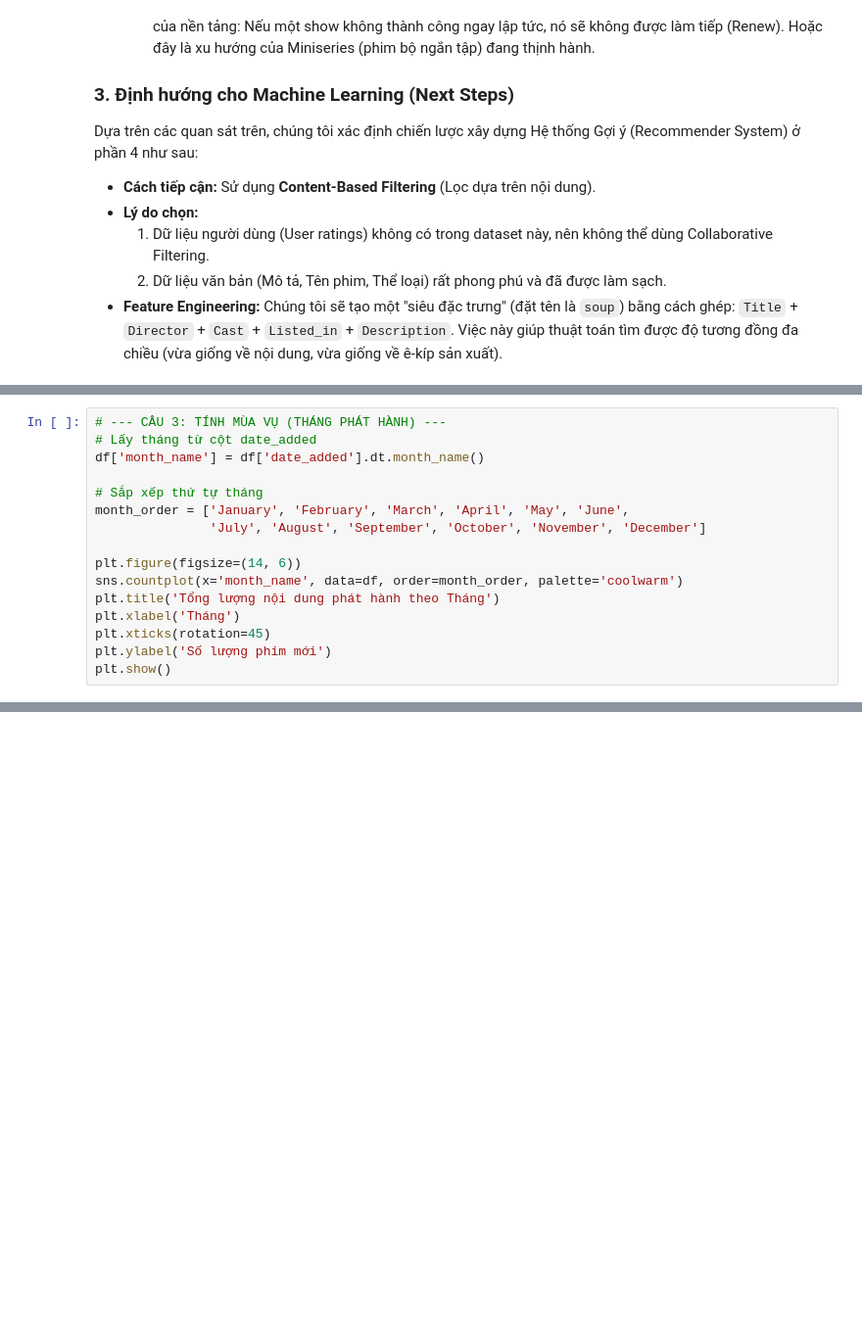
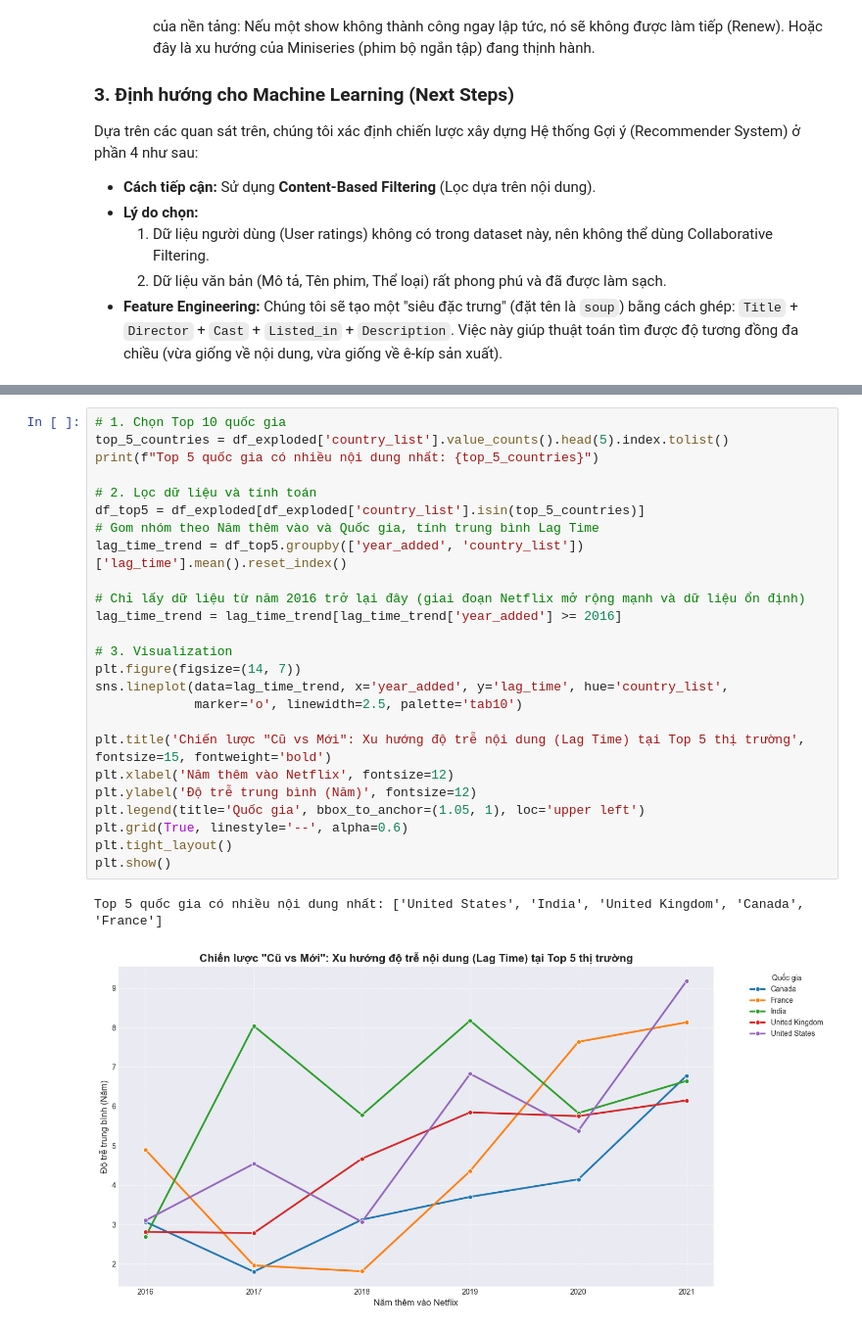
Before and after one commit to trungkienjjj/ds-netflix-analysis, a Jupyter notebook: final.ipynb, the cells around one changed output, grey strips where cells are left out. Shown at 98% size. Cells and saved outputs as stored; diff of their text form; blank space fills up the shorter version.

```diff
--- a/final.ipynb
+++ b/final.ipynb
@@ -997,16 +965,0 @@ plt.show()
-# %%
-# --- CÂU 3: TÍNH MÙA VỤ (THÁNG PHÁT HÀNH) ---
-# Lấy tháng từ cột date_added
-df['month_name'] = df['date_added'].dt.month_name()
-
-# Sắp xếp thứ tự tháng
-month_order = ['January', 'February', 'March', 'April', 'May', 'June',
-               'July', 'August', 'September', 'October', 'November', 'December']
-
-plt.figure(figsize=(14, 6))
-sns.countplot(x='month_name', data=df, order=month_order, palette='coolwarm')
-plt.title('Tổng lượng nội dung phát hành theo Tháng')
-plt.xlabel('Tháng')
-plt.xticks(rotation=45)
-plt.ylabel('Số lượng phim mới')
-plt.show()
@@ -1190,0 +1019,28 @@ Hoàn thành phân tích phân phối cho tất cả các cột số!
+# %%
+# 1. Chọn Top 10 quốc gia
+top_5_countries = df_exploded['country_list'].value_counts().head(5).index.tolist()
+print(f"Top 5 quốc gia có nhiều nội dung nhất: {top_5_countries}")
+
+# 2. Lọc dữ liệu và tính toán
+df_top5 = df_exploded[df_exploded['country_list'].isin(top_5_countries)]
+# Gom nhóm theo Năm thêm vào và Quốc gia, tính trung bình Lag Time
+lag_time_trend = df_top5.groupby(['year_added', 'country_list'])['lag_time'].mean().reset_index()
+
+# Chỉ lấy dữ liệu từ năm 2016 trở lại đây (giai đoạn Netflix mở rộng mạnh và dữ liệu ổn định)
+lag_time_trend = lag_time_trend[lag_time_trend['year_added'] >= 2016]
+
+# 3. Visualization
+plt.figure(figsize=(14, 7))
+sns.lineplot(data=lag_time_trend, x='year_added', y='lag_time', hue='country_list',
+             marker='o', linewidth=2.5, palette='tab10')
+
+plt.title('Chiến lược "Cũ vs Mới": Xu hướng độ trễ nội dung (Lag Time) tại Top 5 thị trường', fontsize=15, fontweight='bold')
+plt.xlabel('Năm thêm vào Netflix', fontsize=12)
+plt.ylabel('Độ trễ trung bình (Năm)', fontsize=12)
+plt.legend(title='Quốc gia', bbox_to_anchor=(1.05, 1), loc='upper left')
+plt.grid(True, linestyle='--', alpha=0.6)
+plt.tight_layout()
+plt.show()
+# %% [output]
+Top 5 quốc gia có nhiều nội dung nhất: ['United States', 'India', 'United Kingdom', 'Canada', 'France']
+[figure, added]
```
Also changed, not shown: parts of 36 cells of this notebook.
